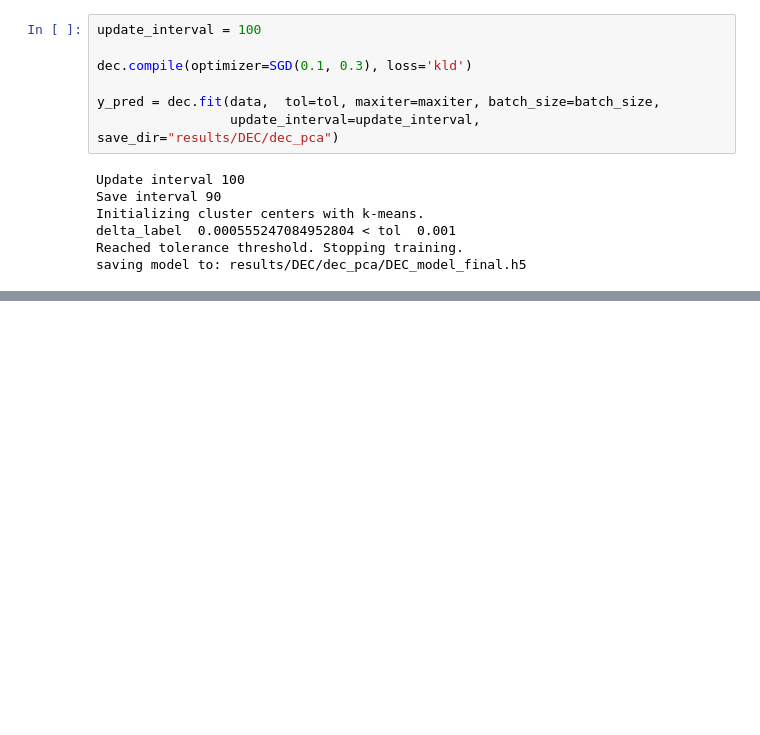
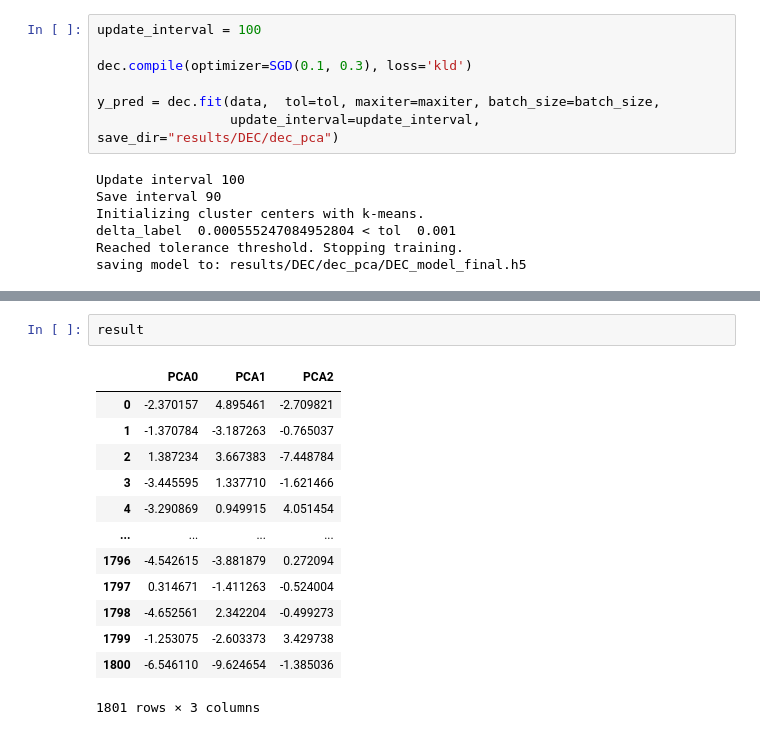
Before and after one commit to susieavagyan/capstone-cancer-subtyping, a Jupyter notebook: DEC.ipynb, the cells around one changed output, grey strips where cells are left out. Saved outputs shown, nothing was run; the diff lists cells and outputs as text; blank space fills up the shorter version.

```diff
--- a/DEC.ipynb
+++ b/DEC.ipynb
@@ -976,0 +466,16 @@ Name: 3, dtype: object
+# %%
+result
+# %% [output]
+|  | PCA0 | PCA1 | PCA2 |
+| 0 | -2.370157 | 4.895461 | -2.709821 |
+| 1 | -1.370784 | -3.187263 | -0.765037 |
+| 2 | 1.387234 | 3.667383 | -7.448784 |
+| 3 | -3.445595 | 1.337710 | -1.621466 |
+| 4 | -3.290869 | 0.949915 | 4.051454 |
+| ... | ... | ... | ... |
+| 1796 | -4.542615 | -3.881879 | 0.272094 |
+| 1797 | 0.314671 | -1.411263 | -0.524004 |
+| 1798 | -4.652561 | 2.342204 | -0.499273 |
+| 1799 | -1.253075 | -2.603373 | 3.429738 |
+| 1800 | -6.546110 | -9.624654 | -1.385036 |
+1801 rows × 3 columns
```
Also changed, not shown: parts of 49 cells of this notebook, 1 other file.
